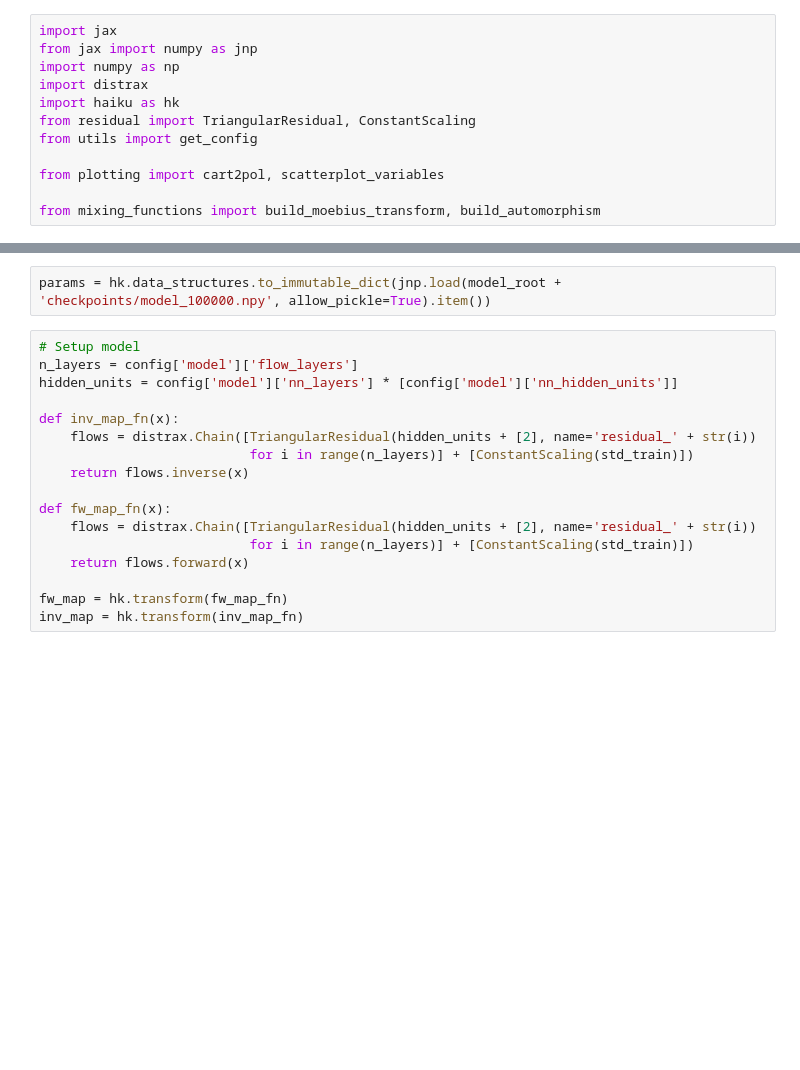
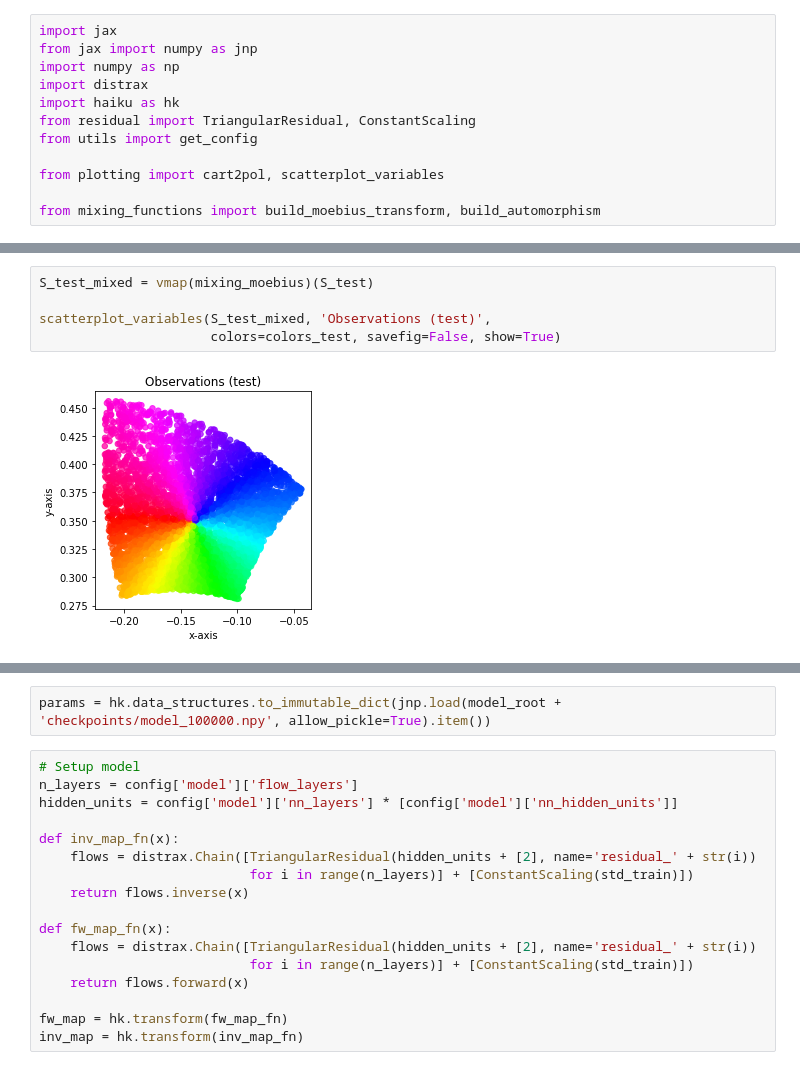
Before and after one commit to lgresele/independent-mechanism-analysis, a Jupyter notebook: measure_preserving_automorphism_triresflow.ipynb, the cells around one changed output, grey strips where cells are left out. Saved outputs shown, nothing was run; the diff lists cells and outputs as text; blank space fills up the shorter version.

```diff
--- a/measure_preserving_automorphism_triresflow.ipynb
+++ b/measure_preserving_automorphism_triresflow.ipynb
@@ -37,0 +63,7 @@ scatterplot_variables(S_test, 'Sources (test)',
+# %%
+S_test_mixed = vmap(mixing_moebius)(S_test)
+
+scatterplot_variables(S_test_mixed, 'Observations (test)',
+                      colors=colors_test, savefig=False, show=True)
+# %% [output]
+[figure, added]
```
Also changed, not shown: parts of 41 cells of this notebook.
